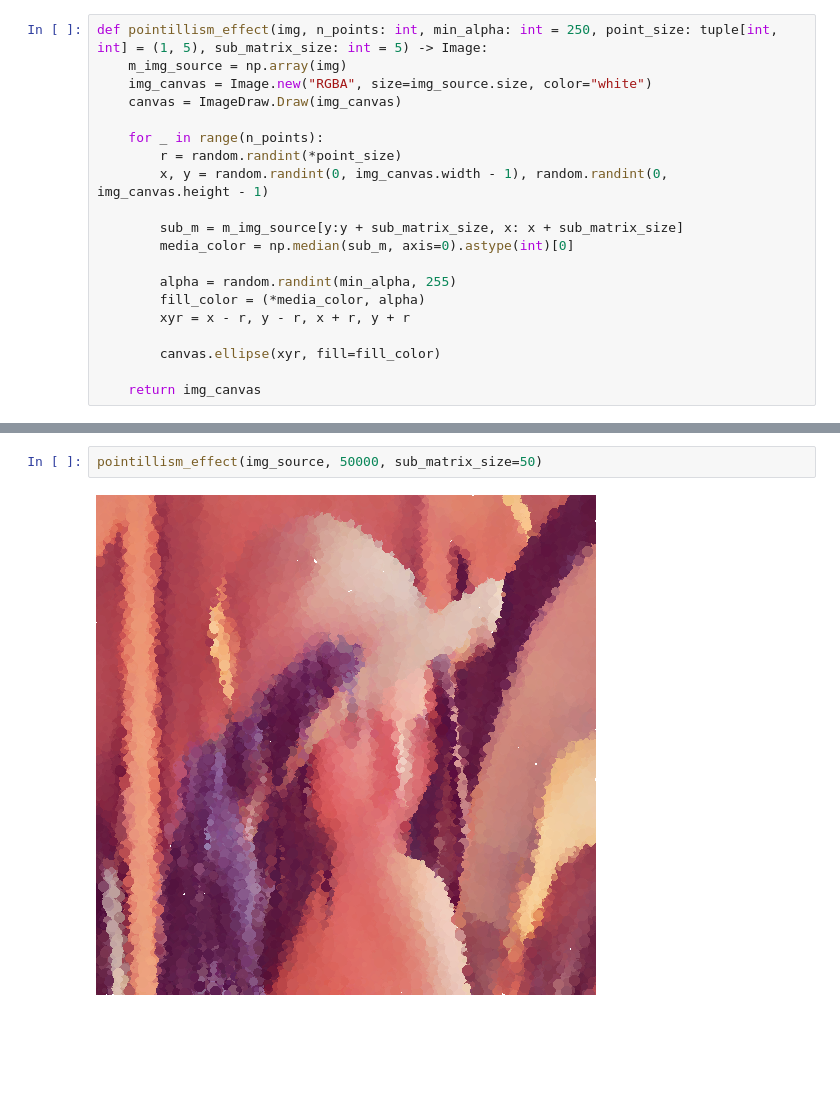
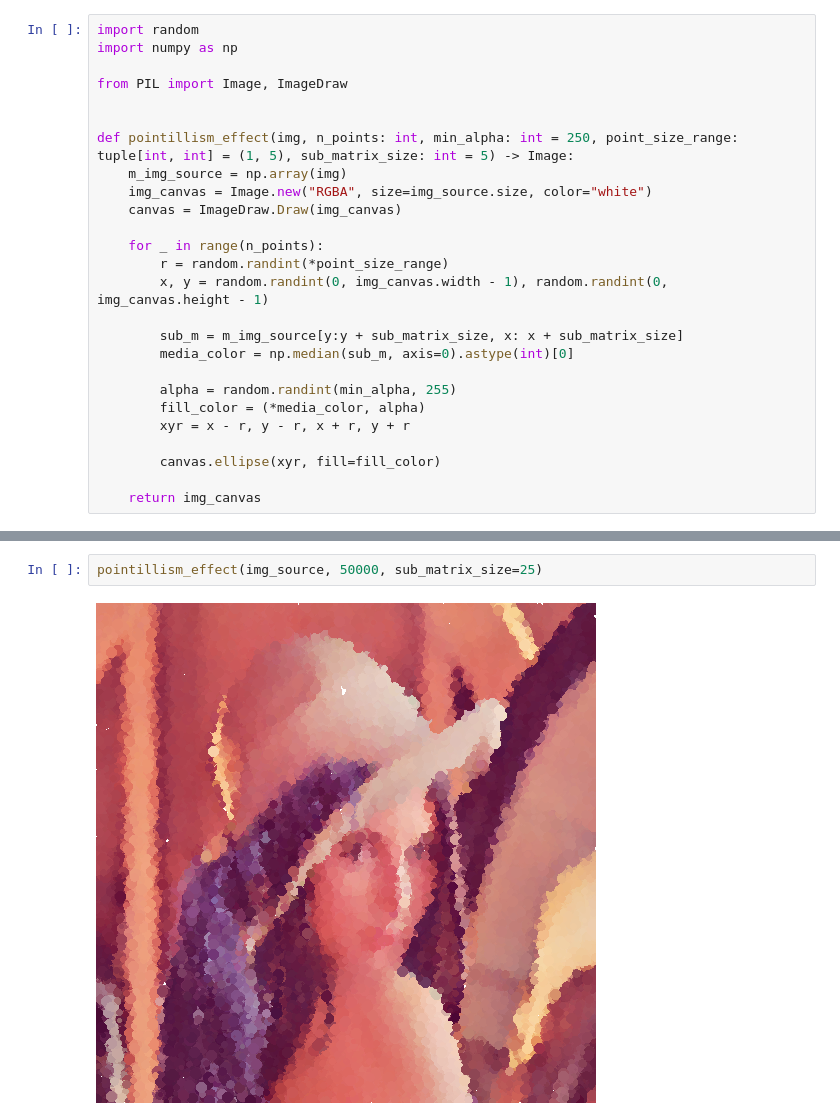
Before and after one commit to SealtielFreak/clustering-segmentation-image, a Jupyter notebook: pointillism_effect.ipynb, the cells around one changed output, grey strips where cells are left out. Drawn from its saved outputs; the diff is of its cells as text; blank space fills up the shorter version.

```diff
--- a/pointillism_effect.ipynb
+++ b/pointillism_effect.ipynb
@@ -13,11 +1,17 @@ img_source
 # %%
-def pointillism_effect(img, n_points: int, min_alpha: int = 250, point_size: tuple[int, int] = (1, 5), sub_matrix_size: int = 5) -> Image:
+import random
+import numpy as np
+
+from PIL import Image, ImageDraw
+
+
+def pointillism_effect(img, n_points: int, min_alpha: int = 250, point_size_range: tuple[int, int] = (1, 5), sub_matrix_size: int = 5) -> Image:
     m_img_source = np.array(img)
     img_canvas = Image.new("RGBA", size=img_source.size, color="white")
     canvas = ImageDraw.Draw(img_canvas)
 
     for _ in range(n_points):
-        r = random.randint(*point_size)
+        r = random.randint(*point_size_range)
         x, y = random.randint(0, img_canvas.width - 1), random.randint(0, img_canvas.height - 1)
 
         sub_m = m_img_source[y:y + sub_matrix_size, x: x + sub_matrix_size]
@@ -43,4 +50,4 @@ pointillism_effect(img_source, 50000, sub_matrix_size=5)
 # %%
-pointillism_effect(img_source, 50000, sub_matrix_size=50)
+pointillism_effect(img_source, 50000, sub_matrix_size=25)
 # %% [output]
-[figure, old version]
+[figure, new version]
```
Also changed, not shown: parts of 8 cells of this notebook.
